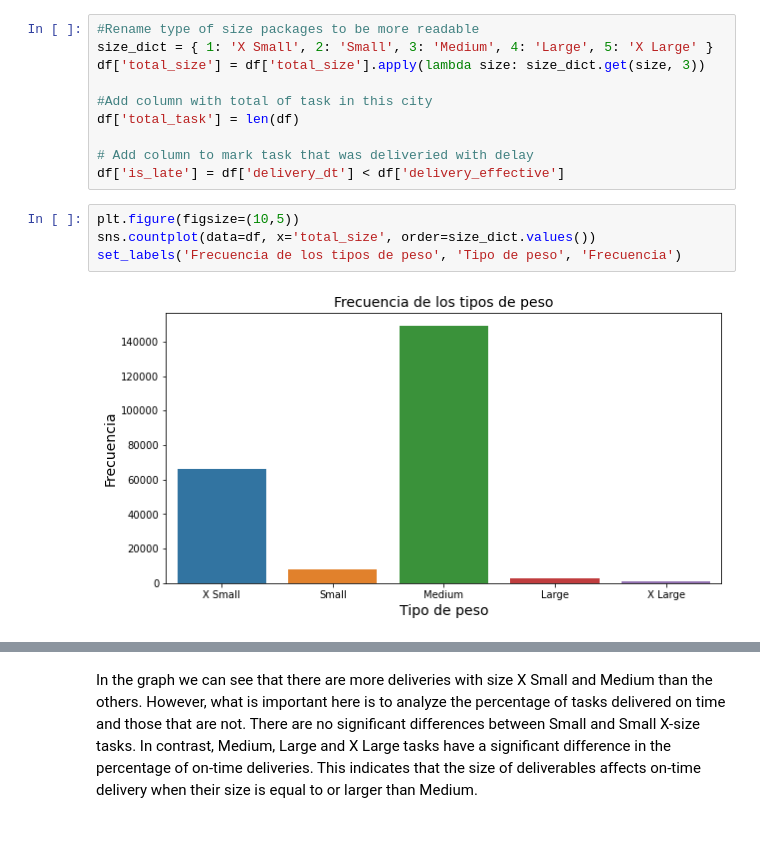
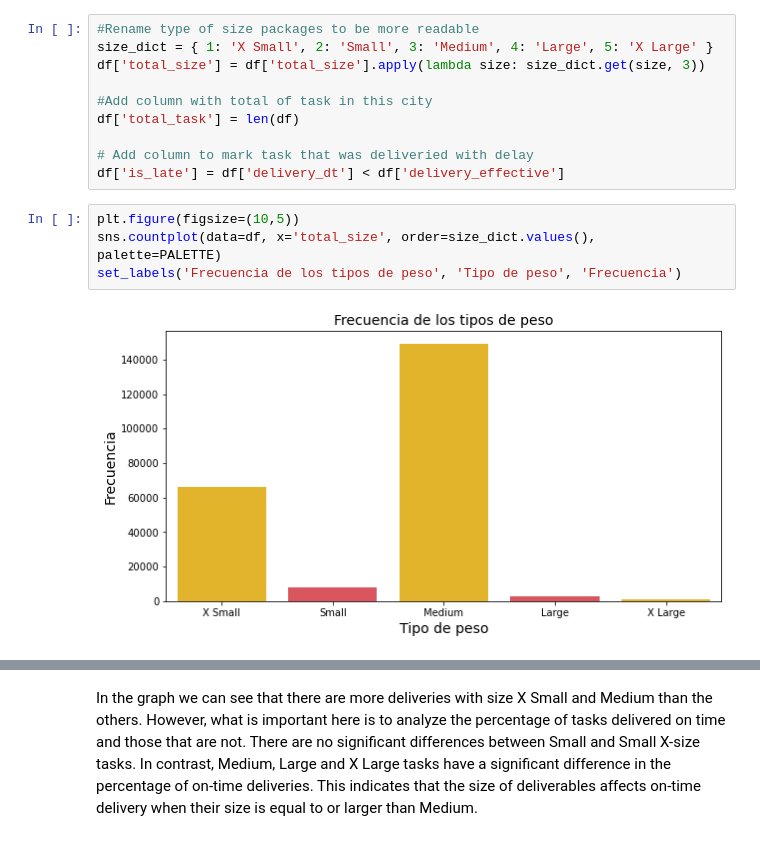
Before and after one commit to enmanuel-mag/ICD-Proyect, a Jupyter notebook: Proyect/notebooks/icd.ipynb, the cells around one changed output, grey strips where cells are left out. Saved outputs shown, nothing was run; the diff lists cells and outputs as text.

```diff
--- a/Proyect/notebooks/icd.ipynb
+++ b/Proyect/notebooks/icd.ipynb
@@ -108,10 +113,10 @@ df['total_task'] = len(df)
 df['is_late'] = df['delivery_dt'] < df['delivery_effective']
 # %%
 plt.figure(figsize=(10,5))
-sns.countplot(data=df, x='total_size', order=size_dict.values())
+sns.countplot(data=df, x='total_size', order=size_dict.values(), palette=PALETTE)
 set_labels('Frecuencia de los tipos de peso', 'Tipo de peso', 'Frecuencia')
 # %% [output]
-[figure, old version]
+[figure, new version]
 # %%
 gsl = df[['id', 'total_size', 'is_late']].groupby(['total_size', 'is_late'])['id'].count().reset_index()
 plt.figure(figsize=(12,7))
```
Also changed, not shown: parts of 15 cells of this notebook, 11 other files.
